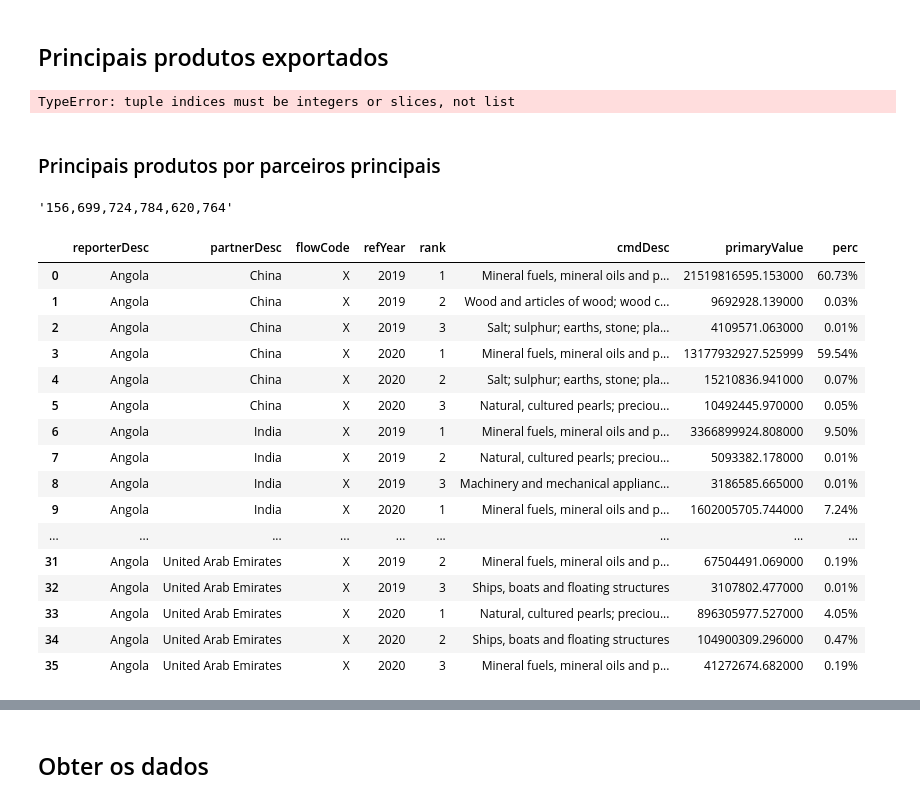
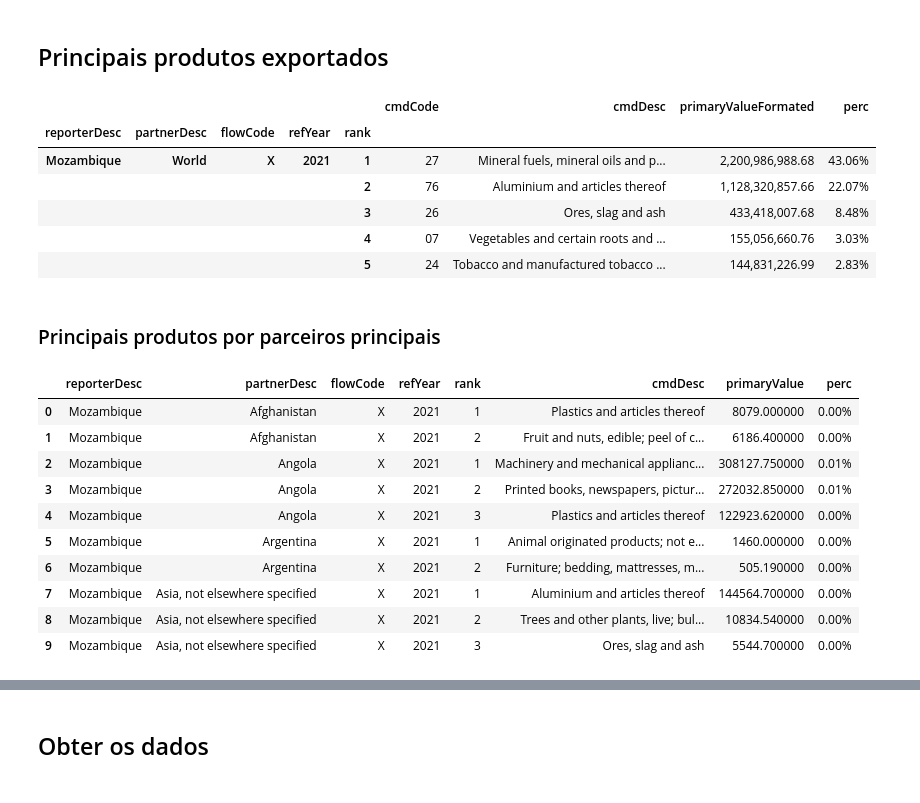
Before and after one commit to joaquimrcarvalho/cipf-comtrade, a Jupyter notebook: country_trade_profile.ipynb, the cells around one changed output, grey strips where cells are left out. Cells and saved outputs as stored; diff of their text form; code cells hidden in the pictures.

Commit message:
Improve country_profile

```diff
--- a/country_trade_profile.ipynb
+++ b/country_trade_profile.ipynb
@@ -62,7 +62,7 @@ comtrade.PERIOD_SECONDS=12
 
 Escolher país e anos de interesse.
 # %%
-country_of_interest = comtrade.m49_angola
-years_of_interest = comtrade.year_range(2019, 2021)
+country_of_interest = comtrade.m49_mozambique
+years_of_interest = comtrade.year_range(2021, 2022)
 print(comtrade.COUNTRY_CODES[country_of_interest], years_of_interest)
 # %% [output]
@@ -114,44 +112,39 @@ export_products = comtrade.top_commodities(country_of_interest,0,years_of_intere
                                            global_stats=global_trade)
 # %%
-export_products[['cmdDesc','primaryValue','perc']].style.format({'perc': '{:,.2%}'.format})
+cols = ['cmdCode','cmdDesc','primaryValueFormated','perc']
+export_products[cols].style.format({'perc': '{:,.2%}'.format})
 # %% [output]
-TypeError: tuple indices must be integers or slices, not list
+|  |  |  |  |  | cmdCode | cmdDesc | primaryValueFormated | perc |
+| reporterDesc | partnerDesc | flowCode | refYear | rank |  |  |  |  |
+| Mozambique | World | X | 2021 | 1 | 27 | Mineral fuels, mineral oils and p... | 2,200,986,988.68 | 43.06% |
+|  |  |  |  | 2 | 76 | Aluminium and articles thereof | 1,128,320,857.66 | 22.07% |
+|  |  |  |  | 3 | 26 | Ores, slag and ash | 433,418,007.68 | 8.48% |
+|  |  |  |  | 4 | 07 | Vegetables and certain roots and ... | 155,056,660.76 | 3.03% |
+|  |  |  |  | 5 | 24 | Tobacco and manufactured tobacco ... | 144,831,226.99 | 2.83% |
 # %% [markdown]
 ### Principais produtos por parceiros principais
-# %%
-top_partner_codes = top_partners.partnerCode.unique()
-# create a csv string with the list of partner codes
-top_partner_list = ','.join([str(x) for x in top_partner_codes])
-top_partner_list
-# %% [output]
-'156,699,724,784,620,764'
 # %%
-export_products, df = comtrade.top_commodities(country_of_interest,top_partner_list,years_of_interest, flowCode='X',
+export_products, df = comtrade.top_commodities(country_of_interest,None,years_of_interest, flowCode='X',
                                            motCode=0,
-                                           partner_first=True,
+                                             partner_first=True,
                                            global_stats=global_trade,
-                                           pco_cols=cols,rank_filter=3)
+                                           rank_filter=3)
+df = df[df.partnerCode!=0]
 # %%
 import pandas as pd
 # show more lines
 pd.set_option('display.max_rows', 2500)
 
-export_products[['cmdDesc','primaryValue','perc']].reset_index().style.format({'perc': '{:,.2%}'.format})
+export_products[['cmdDesc','primaryValue','perc']].reset_index().head(10).style.format({'perc': '{:,.2%}'.format})
 # %% [output]
 |  | reporterDesc | partnerDesc | flowCode | refYear | rank | cmdDesc | primaryValue | perc |
-| 0 | Angola | China | X | 2019 | 1 | Mineral fuels, mineral oils and p... | 21519816595.153000 | 60.73% |
-| 1 | Angola | China | X | 2019 | 2 | Wood and articles of wood; wood c... | 9692928.139000 | 0.03% |
-| 2 | Angola | China | X | 2019 | 3 | Salt; sulphur; earths, stone; pla... | 4109571.063000 | 0.01% |
-| 3 | Angola | China | X | 2020 | 1 | Mineral fuels, mineral oils and p... | 13177932927.525999 | 59.54% |
-| 4 | Angola | China | X | 2020 | 2 | Salt; sulphur; earths, stone; pla... | 15210836.941000 | 0.07% |
-| 5 | Angola | China | X | 2020 | 3 | Natural, cultured pearls; preciou... | 10492445.970000 | 0.05% |
-| 6 | Angola | India | X | 2019 | 1 | Mineral fuels, mineral oils and p... | 3366899924.808000 | 9.50% |
-| 7 | Angola | India | X | 2019 | 2 | Natural, cultured pearls; preciou... | 5093382.178000 | 0.01% |
-| 8 | Angola | India | X | 2019 | 3 | Machinery and mechanical applianc... | 3186585.665000 | 0.01% |
-| 9 | Angola | India | X | 2020 | 1 | Mineral fuels, mineral oils and p... | 1602005705.744000 | 7.24% |
-| ... | ... | ... | ... | ... | ... | ... | ... | ... |
-| 31 | Angola | United Arab Emirates | X | 2019 | 2 | Mineral fuels, mineral oils and p... | 67504491.069000 | 0.19% |
-| 32 | Angola | United Arab Emirates | X | 2019 | 3 | Ships, boats and floating structures | 3107802.477000 | 0.01% |
-| 33 | Angola | United Arab Emirates | X | 2020 | 1 | Natural, cultured pearls; preciou... | 896305977.527000 | 4.05% |
-| 34 | Angola | United Arab Emirates | X | 2020 | 2 | Ships, boats and floating structures | 104900309.296000 | 0.47% |
-| 35 | Angola | United Arab Emirates | X | 2020 | 3 | Mineral fuels, mineral oils and p... | 41272674.682000 | 0.19% |
+| 0 | Mozambique | Afghanistan | X | 2021 | 1 | Plastics and articles thereof | 8079.000000 | 0.00% |
+| 1 | Mozambique | Afghanistan | X | 2021 | 2 | Fruit and nuts, edible; peel of c... | 6186.400000 | 0.00% |
+| 2 | Mozambique | Angola | X | 2021 | 1 | Machinery and mechanical applianc... | 308127.750000 | 0.01% |
+| 3 | Mozambique | Angola | X | 2021 | 2 | Printed books, newspapers, pictur... | 272032.850000 | 0.01% |
+| 4 | Mozambique | Angola | X | 2021 | 3 | Plastics and articles thereof | 122923.620000 | 0.00% |
+| 5 | Mozambique | Argentina | X | 2021 | 1 | Animal originated products; not e... | 1460.000000 | 0.00% |
+| 6 | Mozambique | Argentina | X | 2021 | 2 | Furniture; bedding, mattresses, m... | 505.190000 | 0.00% |
+| 7 | Mozambique | Asia, not elsewhere specified | X | 2021 | 1 | Aluminium and articles thereof | 144564.700000 | 0.00% |
+| 8 | Mozambique | Asia, not elsewhere specified | X | 2021 | 2 | Trees and other plants, live; bul... | 10834.540000 | 0.00% |
+| 9 | Mozambique | Asia, not elsewhere specified | X | 2021 | 3 | Ores, slag and ash | 5544.700000 | 0.00% |
```
Also changed, not shown: parts of 14 cells of this notebook, 1 other file.
